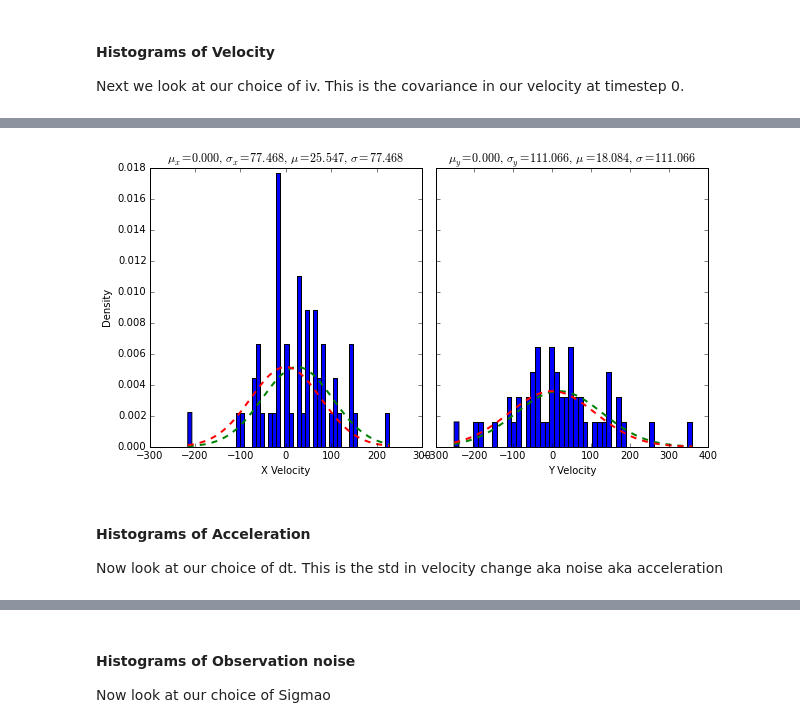
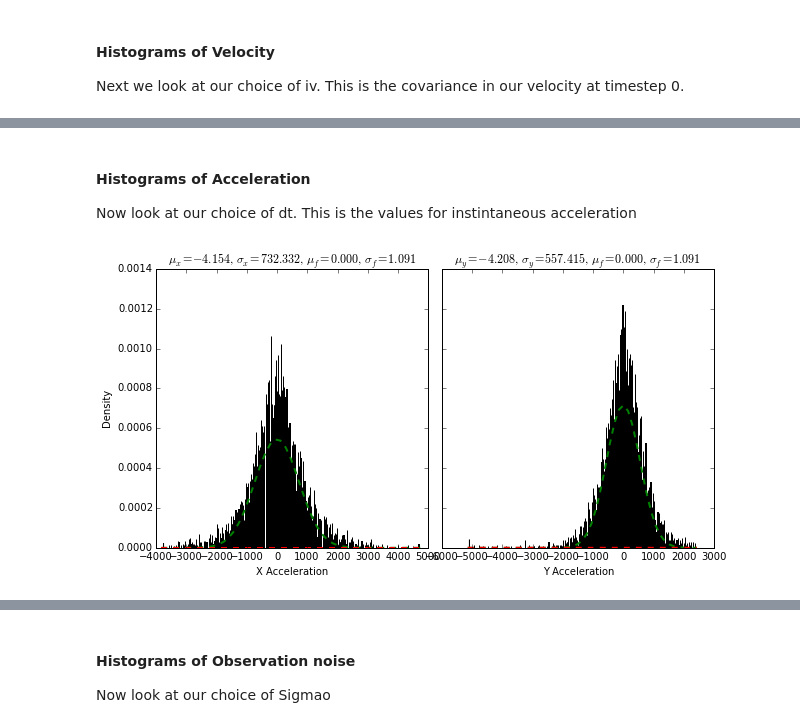
Before and after one commit to vdutell/eyemovement, a Jupyter notebook: Eye Movement Modeling.ipynb, the cells around one changed output, grey strips where cells are left out. Drawn from its saved outputs; the diff is of its cells as text; code cells hidden in the pictures.

```diff
--- a/Eye Movement Modeling.ipynb
+++ b/Eye Movement Modeling.ipynb
@@ -1225,56 +1291,55 @@ Next we look at our choice of iv. This is the covariance in our velocity at time
+# %% [markdown]
+#### Histograms of Acceleration
+
+Now look at our choice of dt. This is the values for instintaneous acceleration
 # %%
 import matplotlib.mlab as mlab
 from scipy.stats import norm
 
-
-fig, (ax1, ax2) = plt.subplots(1, 2, sharey=True, figsize = (10,5))
+fig, (ax1, ax2) = plt.subplots(1, 2, sharey = True, figsize = (10,5))
 
 ##X
 ##hist of data
-fivx = [getattr(tmp_obj, "xv")[0] for tmp_obj in ftrials]
-xn, xbins, xpatches = ax1.hist(fivx, normed=1, bins = 50)
+ftvx = [getattr(tmp_obj, "xa") for tmp_obj in kftrials]
+xn, xbins, xpatches = ax1.hist(ftvx, normed=1, bins = 50)
 
 # best fit of data
-(xmu,xsigma) = norm.fit(fivx)
+(xmu,xsigma) = norm.fit(ftvx)
 xfit = mlab.normpdf(xbins, xmu, xsigma)
 ax1.plot(xbins, xfit, 'g--', linewidth=2)
 
 # best fit of params
-trialmu = 0 #np.mean(trial.xv)
-trialsig = np.sqrt(kftrials[0].kfivx)
-sigmapxfit = mlab.normpdf(xbins, trialmu, trialsig)
+xfmu = 0 #np.mean(trial.xv)
+xfsig = np.sqrt(kftrials[0].kftvx) #*kftrials[0].kfdt
+sigmapxfit = mlab.normpdf(xbins, xfmu, xfsig)
 ax1.plot(xbins, sigmapxfit, 'r--', linewidth=2)
 
 ##labels
-ax1.set_title(r'$\mu_{x}=%.3f,\ \sigma_{x}=%.3f,\ \mu=%.3f,\ \sigma=%.3f$' %(round(trialmu,3), round(trialsig,3), xmu, xsigma))
-ax1.set_xlabel('X Velocity')
+ax1.set_title(r'$\mu_{x}=%.3f,\ \sigma_{x}=%.3f,\ \mu_{f}=%.3f,\ \sigma_{f}=%.3f$' %(xmu, xsigma, round(xfmu,3), round(xfsig,3)))
+ax1.set_xlabel('X Acceleration')
 ax1.set_ylabel('Density')
 
 ##Y
 ##hist of data
-fivy = [getattr(tmp_obj, "yv")[0] for tmp_obj in ftrials]
-yn, ybins, ypatches = ax2.hist(fivy, normed=1, bins = 50)
+ftvy = [getattr(tmp_obj, "ya") for tmp_obj in kftrials]
+yn, ybins, ypatches = ax2.hist(ftvy, normed=1, bins = 50)
 
 # best fit of data
-(ymu,ysigma) = norm.fit(fivy)
+(ymu,ysigma) = norm.fit(ftvy)
 yfit = mlab.normpdf(ybins, ymu, ysigma)
 ax2.plot(ybins, yfit, 'g--', linewidth=2)
 
 # best fit of params
-trialmu = 0 #np.mean(trial.yv)
-trialsig = np.sqrt(kftrials[0].kfivy) ##kfivy is the varaiance
-sigmapyfit = mlab.normpdf(ybins, trialmu, trialsig)
+yfmu = 0 #np.mean(trial.yv)
+yfsig = np.sqrt(kftrials[0].kftvy) #*kftrials[0].kfdt
+sigmapyfit = mlab.normpdf(ybins, yfmu, yfsig)
 ax2.plot(ybins, sigmapyfit, 'r--', linewidth=2)
 
 ##labels
-ax2.set_title(r'$\mu_{y}=%.3f,\ \sigma_{y}=%.3f,\ \mu=%.3f,\ \sigma=%.3f$' %(round(trialmu,3), round(trialsig,3), ymu, ysigma))
-ax2.set_xlabel('Y Velocity')
+ax2.set_title(r'$\mu_{y}=%.3f,\ \sigma_{y}=%.3f,\ \mu_{f}=%.3f,\ \sigma_{f}=%.3f$' %(ymu, ysigma, round(yfmu,3), round(yfsig,3)))
+ax2.set_xlabel('Y Acceleration')
 
 ##tidy up
 fig.subplots_adjust(hspace=1, wspace=.05)
 # %% [output]
-[figure, old version]
+[figure, new version]
-# %% [markdown]
-#### Histograms of Acceleration
-
-Now look at our choice of dt. This is the std in velocity change aka noise aka acceleration
```
Also changed, not shown: parts of 17 cells of this notebook.
